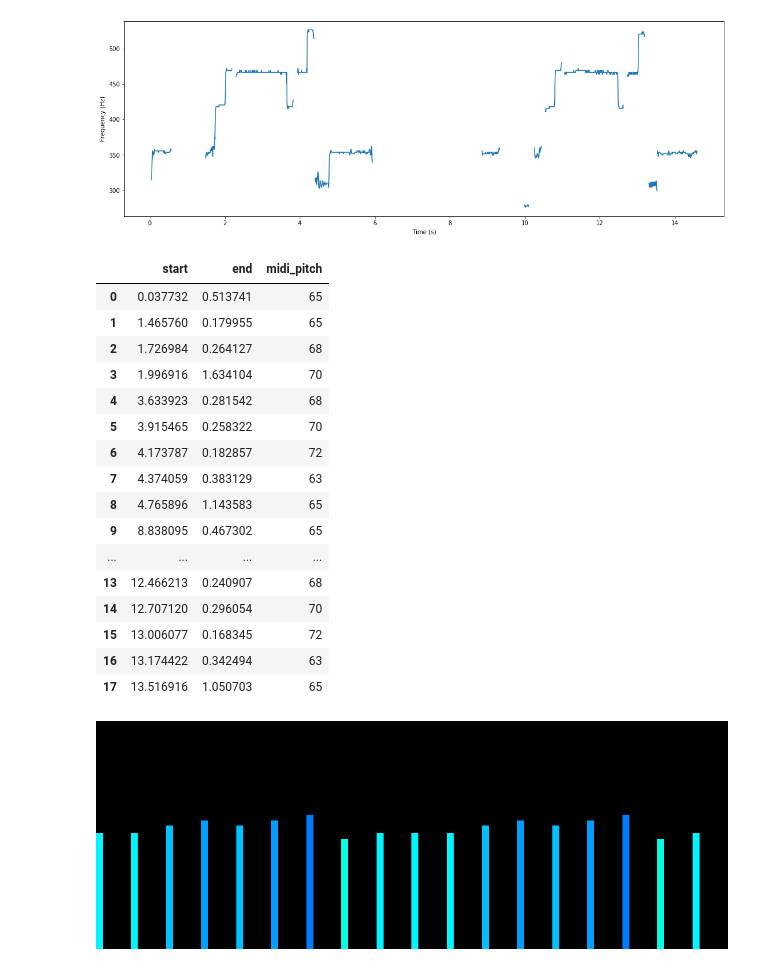
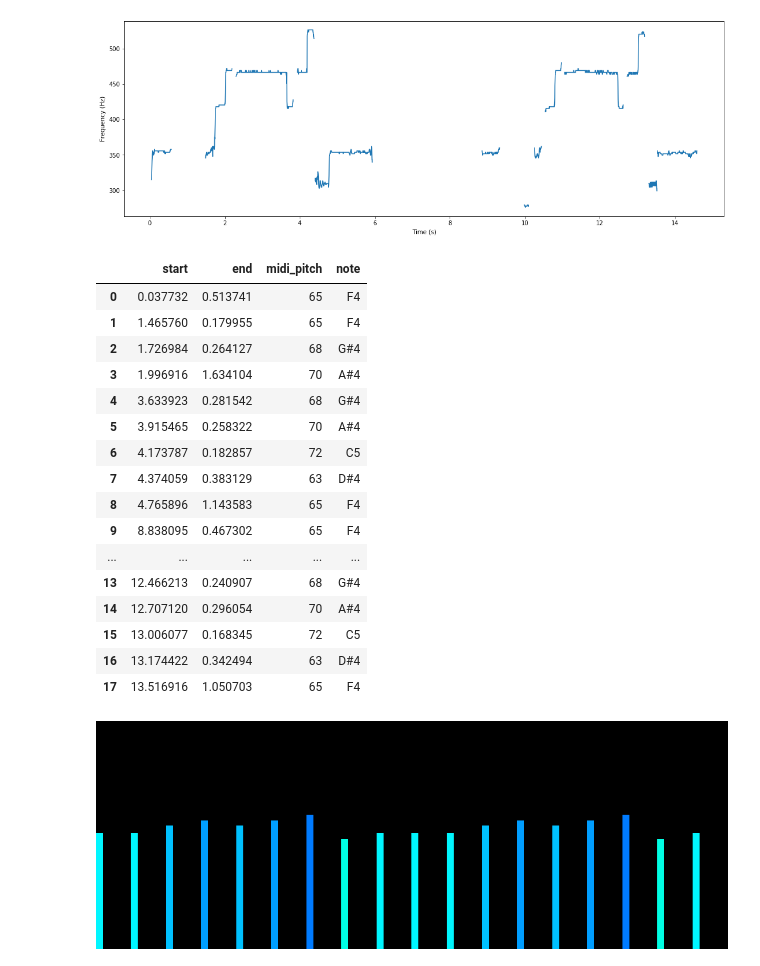
Before and after one commit to The2018/Music_AI, a Jupyter notebook: melody/melody.ipynb, the cells around one changed output. Cells and saved outputs as stored; diff of their text form; code cells hidden in the pictures.

```diff
--- a/melody/melody.ipynb
+++ b/melody/melody.ipynb
@@ -192,34 +192,44 @@ def midi_to_notes(midi, fs, hop, smooth, minduration):
         notes.append((onset_sec, duration_sec, p_prev))
 
     return notes
+# %%
+def pitch_to_name(pitch):
+    octave = pitch // 12 - 1
+    pitch_class = pitch % 12
+
+    pitch_classes = ["C","C#","D","D#","E","F","F#","G","G#","A","A#","B"]
+    name = str(pitch_classes[pitch_class]) + str(octave)
+
+    return name
 # %%
 import math
 import pandas as pd
 
 midi_pitch = hz2midi(melody)
 notes = midi_to_notes(midi_pitch, 44100, 128, 0.25, 0.1)
 
 notes_df = pd.DataFrame(notes, columns=["start","end","midi_pitch"])
+notes_df["note"] = [pitch_to_name(x) for x in notes_df["midi_pitch"]]
 
 notes_df
 # %% [output]
-|  | start | end | midi_pitch |
-| 0 | 0.037732 | 0.513741 | 65 |
-| 1 | 1.465760 | 0.179955 | 65 |
-| 2 | 1.726984 | 0.264127 | 68 |
-| 3 | 1.996916 | 1.634104 | 70 |
-| 4 | 3.633923 | 0.281542 | 68 |
-| 5 | 3.915465 | 0.258322 | 70 |
-| 6 | 4.173787 | 0.182857 | 72 |
-| 7 | 4.374059 | 0.383129 | 63 |
-| 8 | 4.765896 | 1.143583 | 65 |
-| 9 | 8.838095 | 0.467302 | 65 |
-| ... | ... | ... | ... |
-| 13 | 12.466213 | 0.240907 | 68 |
-| 14 | 12.707120 | 0.296054 | 70 |
-| 15 | 13.006077 | 0.168345 | 72 |
-| 16 | 13.174422 | 0.342494 | 63 |
-| 17 | 13.516916 | 1.050703 | 65 |
+|  | start | end | midi_pitch | note |
+| 0 | 0.037732 | 0.513741 | 65 | F4 |
+| 1 | 1.465760 | 0.179955 | 65 | F4 |
+| 2 | 1.726984 | 0.264127 | 68 | G#4 |
+| 3 | 1.996916 | 1.634104 | 70 | A#4 |
+| 4 | 3.633923 | 0.281542 | 68 | G#4 |
+| 5 | 3.915465 | 0.258322 | 70 | A#4 |
+| 6 | 4.173787 | 0.182857 | 72 | C5 |
+| 7 | 4.374059 | 0.383129 | 63 | D#4 |
+| 8 | 4.765896 | 1.143583 | 65 | F4 |
+| 9 | 8.838095 | 0.467302 | 65 | F4 |
+| ... | ... | ... | ... | ... |
+| 13 | 12.466213 | 0.240907 | 68 | G#4 |
+| 14 | 12.707120 | 0.296054 | 70 | A#4 |
+| 15 | 13.006077 | 0.168345 | 72 | C5 |
+| 16 | 13.174422 | 0.342494 | 63 | D#4 |
+| 17 | 13.516916 | 1.050703 | 65 | F4 |
 # %%
 def pitch_to_hsl(pitch):
     hsl_value = (pitch - 21) /  (108-21) * 360
```
